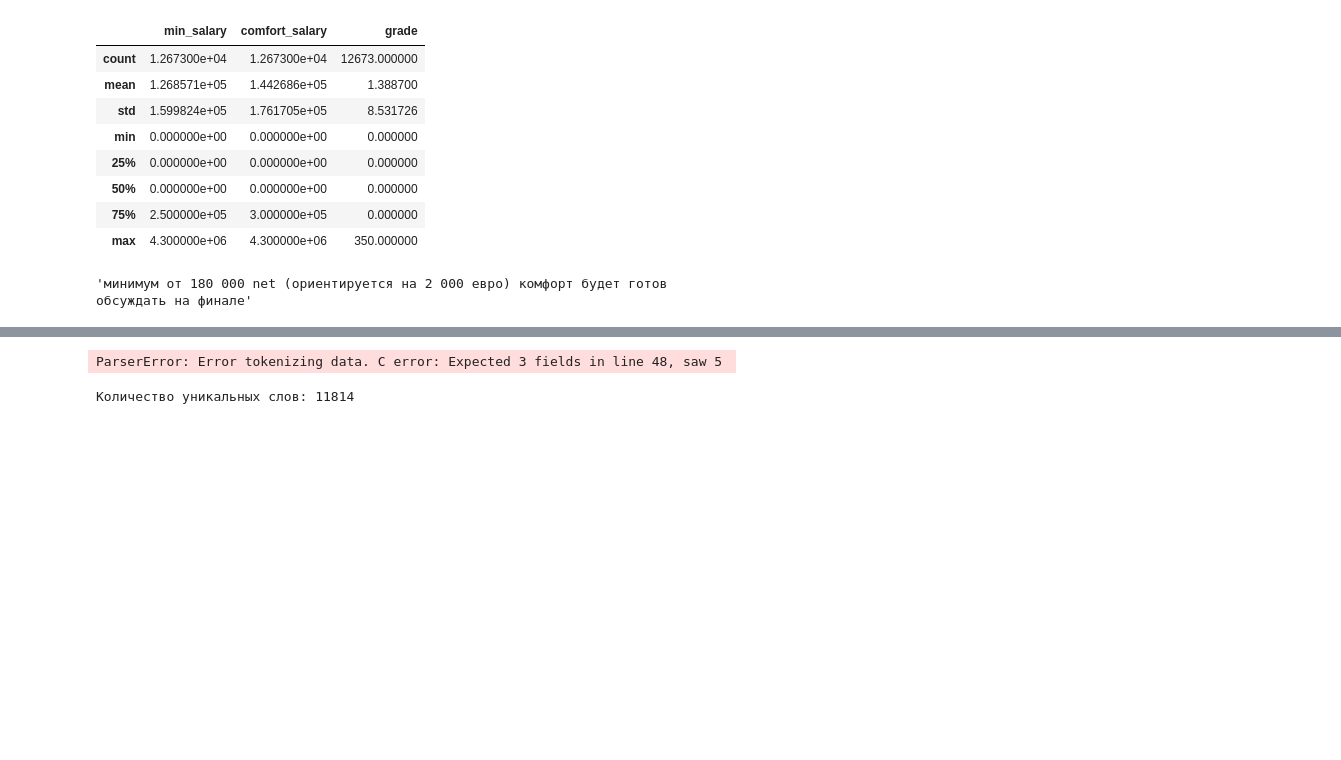
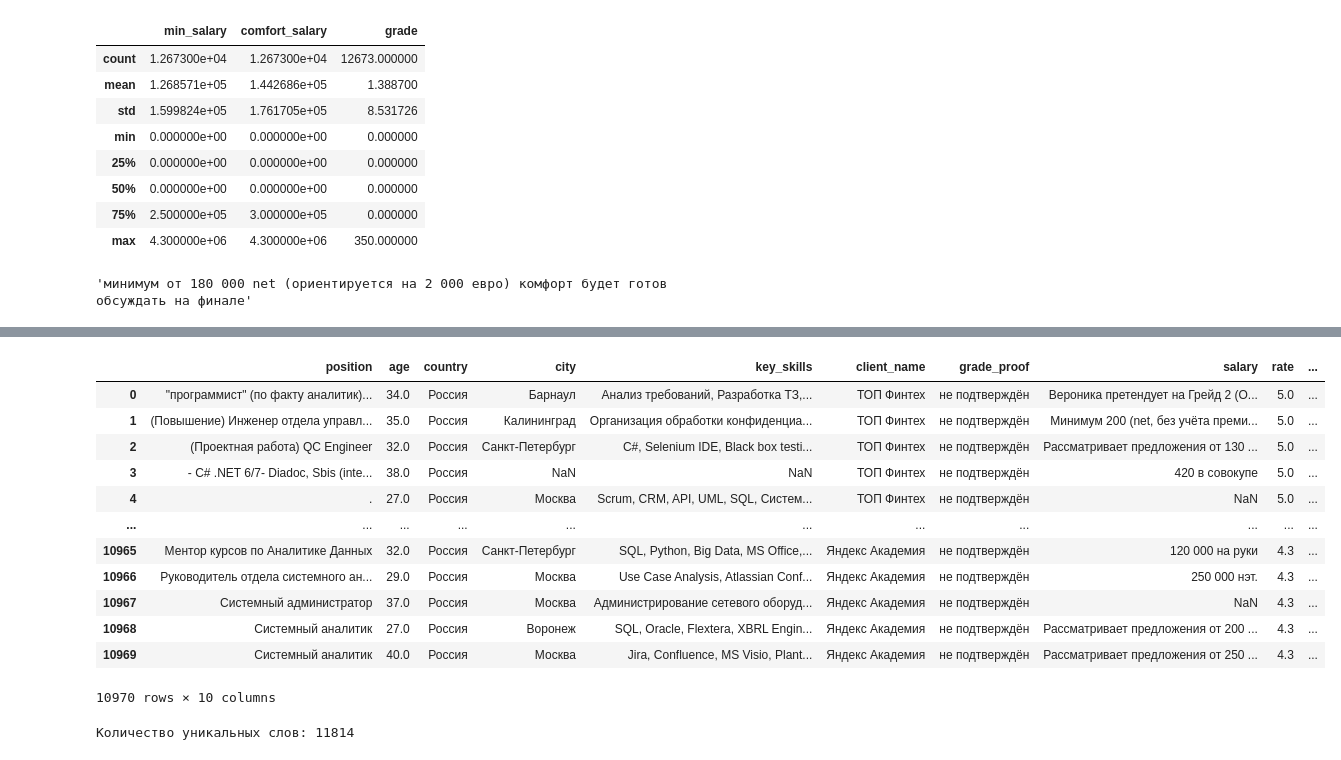
Before and after one commit to Halva773/FIC_hackaton, a Jupyter notebook: notebooks/Analisis.ipynb, the cells around one changed output, grey strips where cells are left out. Saved outputs shown, nothing was run; the diff lists cells and outputs as text; code cells hidden in the pictures; blank space fills up the shorter version.

```diff
--- a/notebooks/Analisis.ipynb
+++ b/notebooks/Analisis.ipynb
@@ -138,6 +142,6 @@ data.loc[1240, 'salary']
 # %% [output]
 'минимум от 180 000 net (ориентируется на 2 000 евро) комфорт будет готов обсуждать на финале'
 # %%
-info = pd.read_csv('../data/output2.csv')
+info = pd.read_csv('../data/output2 (2).csv')
 info
 # %% [output]
@@ -145,12 +161,24 @@ ParserError: Error tokenizing data. C error: Expected 3 fields in line 48, saw 5
 # %%
 def company_rates(df):
-    info = pd.read_csv('../data/output2.csv')
+    info = pd.read_csv('../data/output2 (2).csv')
     df = pd.merge(df, info, on='client_name', how='inner')
     return df
 
 company_rates(data)
 # %% [output]
+|  | position | age | country | city | key_skills | client_name | grade_proof | salary | rate | ... |
+| 0 | "программист" (по факту аналитик)... | 34.0 | Россия | Барнаул | Анализ требований, Разработка ТЗ,... | ТОП Финтех | не подтверждён | Вероника претендует на Грейд 2 (О... | 5.0 | ... |
+| 1 | (Повышение) Инженер отдела управл... | 35.0 | Россия | Калининград | Организация обработки конфиденциа... | ТОП Финтех | не подтверждён | Минимум 200 (net, без учёта преми... | 5.0 | ... |
+| 2 | (Проектная работа) QC Engineer | 32.0 | Россия | Санкт-Петербург | C#, Selenium IDE, Black box testi... | ТОП Финтех | не подтверждён | Рассматривает предложения от 130 ... | 5.0 | ... |
+| 3 | - C# .NET 6/7- Diadoc, Sbis (inte... | 38.0 | Россия | NaN | NaN | ТОП Финтех | не подтверждён | 420 в совокупе | 5.0 | ... |
+| 4 | . | 27.0 | Россия | Москва | Scrum, CRM, API, UML, SQL, Систем... | ТОП Финтех | не подтверждён | NaN | 5.0 | ... |
+| ... | ... | ... | ... | ... | ... | ... | ... | ... | ... | ... |
+| 10965 | Ментор курсов по Аналитике Данных | 32.0 | Россия | Санкт-Петербург | SQL, Python, Big Data, MS Office,... | Яндекс Академия | не подтверждён | 120 000 на руки | 4.3 | ... |
+| 10966 | Руководитель отдела системного ан... | 29.0 | Россия | Москва | Use Case Analysis, Atlassian Conf... | Яндекс Академия | не подтверждён | 250 000 нэт. | 4.3 | ... |
+| 10967 | Системный администратор | 37.0 | Россия | Москва | Администрирование сетевого оборуд... | Яндекс Академия | не подтверждён | NaN | 4.3 | ... |
+| 10968 | Системный аналитик | 27.0 | Россия | Воронеж | SQL, Oracle, Flextera, XBRL Engin... | Яндекс Академия | не подтверждён | Рассматривает предложения от 200 ... | 4.3 | ... |
+| 10969 | Системный аналитик | 40.0 | Россия | Москва | Jira, Confluence, MS Visio, Plant... | Яндекс Академия | не подтверждён | Рассматривает предложения от 250 ... | 4.3 | ... |
-ParserError: Error tokenizing data. C error: Expected 3 fields in line 48, saw 5
+10970 rows × 10 columns
 # %%
 import re
 data['key_skills'] = data['key_skills'].str.lower().str.replace(r'[^\w\s]', '', regex=True)
```
Also changed, not shown: parts of 2 cells of this notebook, 10 other files.
